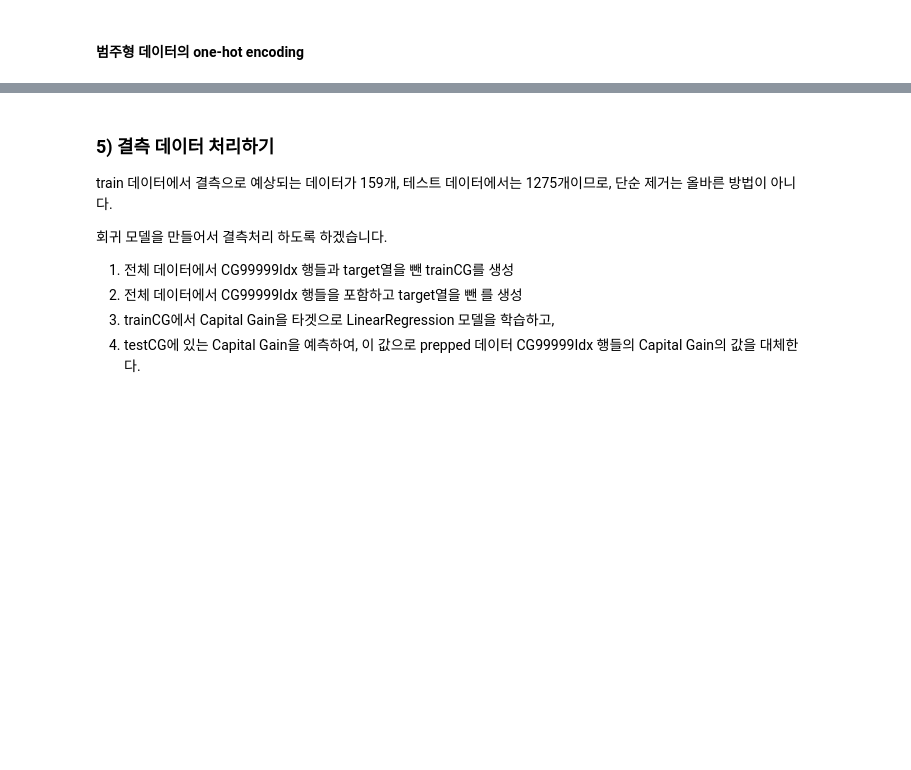
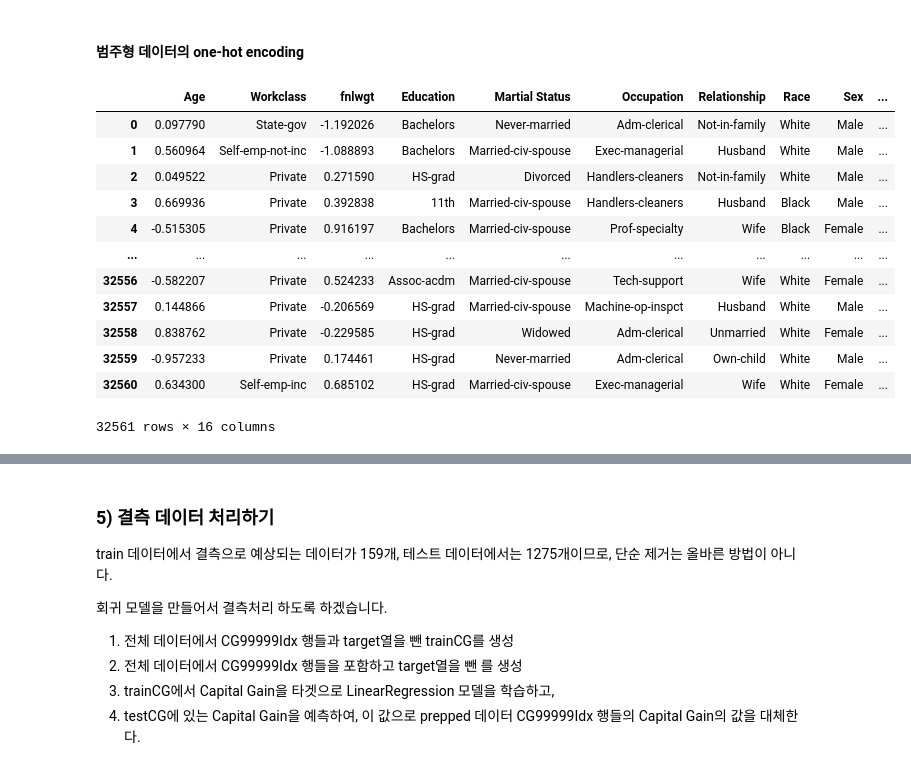
Before and after one commit to vvbshvv/12.22-, a Jupyter notebook: 12.22/pandasReview.ipynb, the cells around one changed output, grey strips where cells are left out. Drawn from its saved outputs; the diff is of its cells as text; code cells hidden in the pictures; blank space fills up the shorter version.

```diff
--- a/12.22/pandasReview.ipynb
+++ b/12.22/pandasReview.ipynb
@@ -1650,4 +1656,21 @@ scaler = RobustScaler().fit(adult[numCols])
 adult[numCols] = scaler.transform(adult[numCols])
 # %% [markdown]
 #### 범주형 데이터의 one-hot encoding
+# %%
+#adult.drop('Education-Num', axis=1, inplace=True)
+adult
+# %% [output]
+|  | Age | Workclass | fnlwgt | Education | Martial Status | Occupation | Relationship | Race | Sex | ... |
+| 0 | 0.097790 | State-gov | -1.192026 | Bachelors | Never-married | Adm-clerical | Not-in-family | White | Male | ... |
+| 1 | 0.560964 | Self-emp-not-inc | -1.088893 | Bachelors | Married-civ-spouse | Exec-managerial | Husband | White | Male | ... |
+| 2 | 0.049522 | Private | 0.271590 | HS-grad | Divorced | Handlers-cleaners | Not-in-family | White | Male | ... |
+| 3 | 0.669936 | Private | 0.392838 | 11th | Married-civ-spouse | Handlers-cleaners | Husband | Black | Male | ... |
+| 4 | -0.515305 | Private | 0.916197 | Bachelors | Married-civ-spouse | Prof-specialty | Wife | Black | Female | ... |
+| ... | ... | ... | ... | ... | ... | ... | ... | ... | ... | ... |
+| 32556 | -0.582207 | Private | 0.524233 | Assoc-acdm | Married-civ-spouse | Tech-support | Wife | White | Female | ... |
+| 32557 | 0.144866 | Private | -0.206569 | HS-grad | Married-civ-spouse | Machine-op-inspct | Husband | White | Male | ... |
+| 32558 | 0.838762 | Private | -0.229585 | HS-grad | Widowed | Adm-clerical | Unmarried | White | Female | ... |
+| 32559 | -0.957233 | Private | 0.174461 | HS-grad | Never-married | Adm-clerical | Own-child | White | Male | ... |
+| 32560 | 0.634300 | Self-emp-inc | 0.685102 | HS-grad | Married-civ-spouse | Exec-managerial | Wife | White | Female | ... |
+32561 rows × 16 columns
 # %%
```
Also changed, not shown: parts of 30 cells of this notebook, 2 other files.
